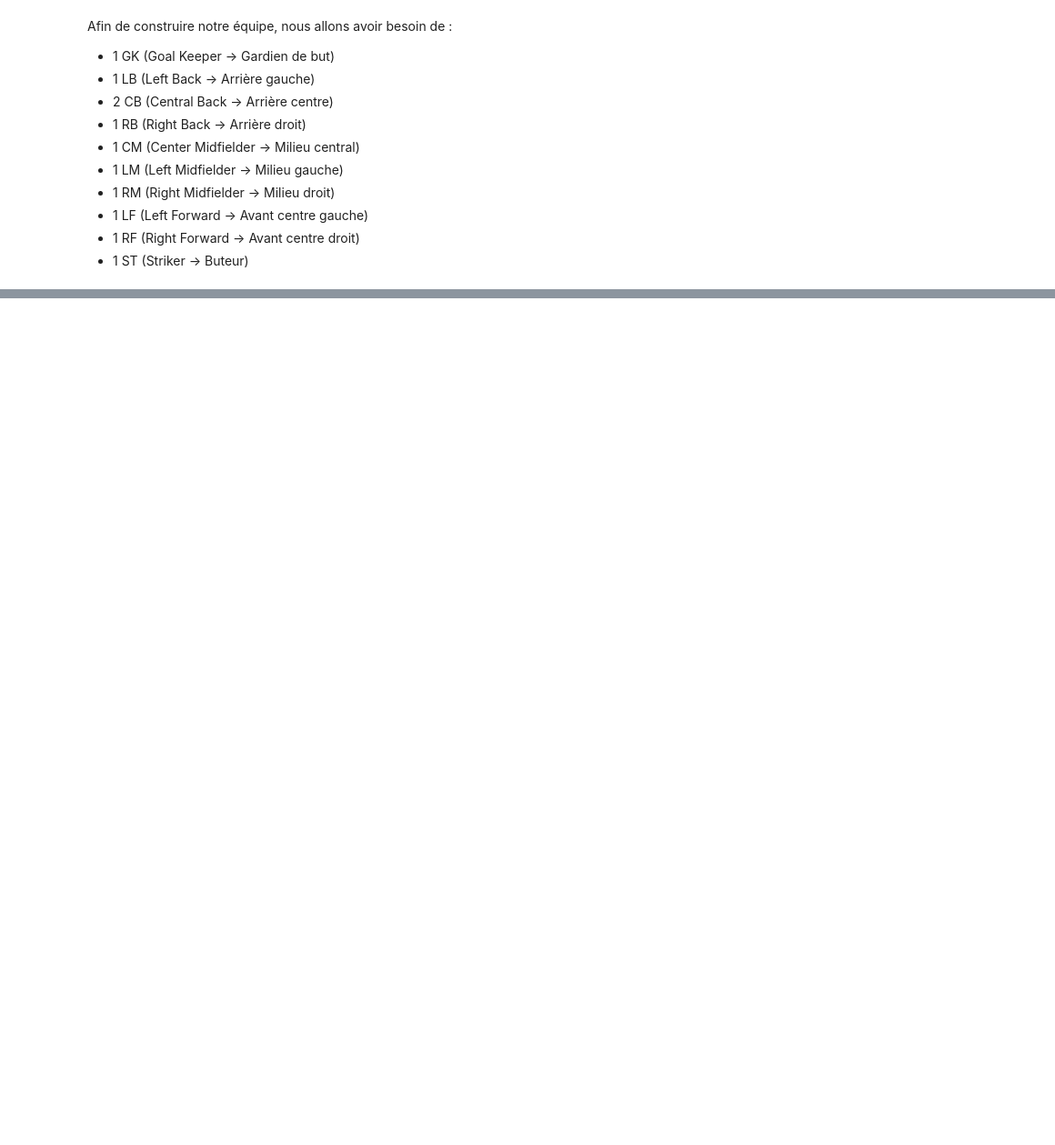
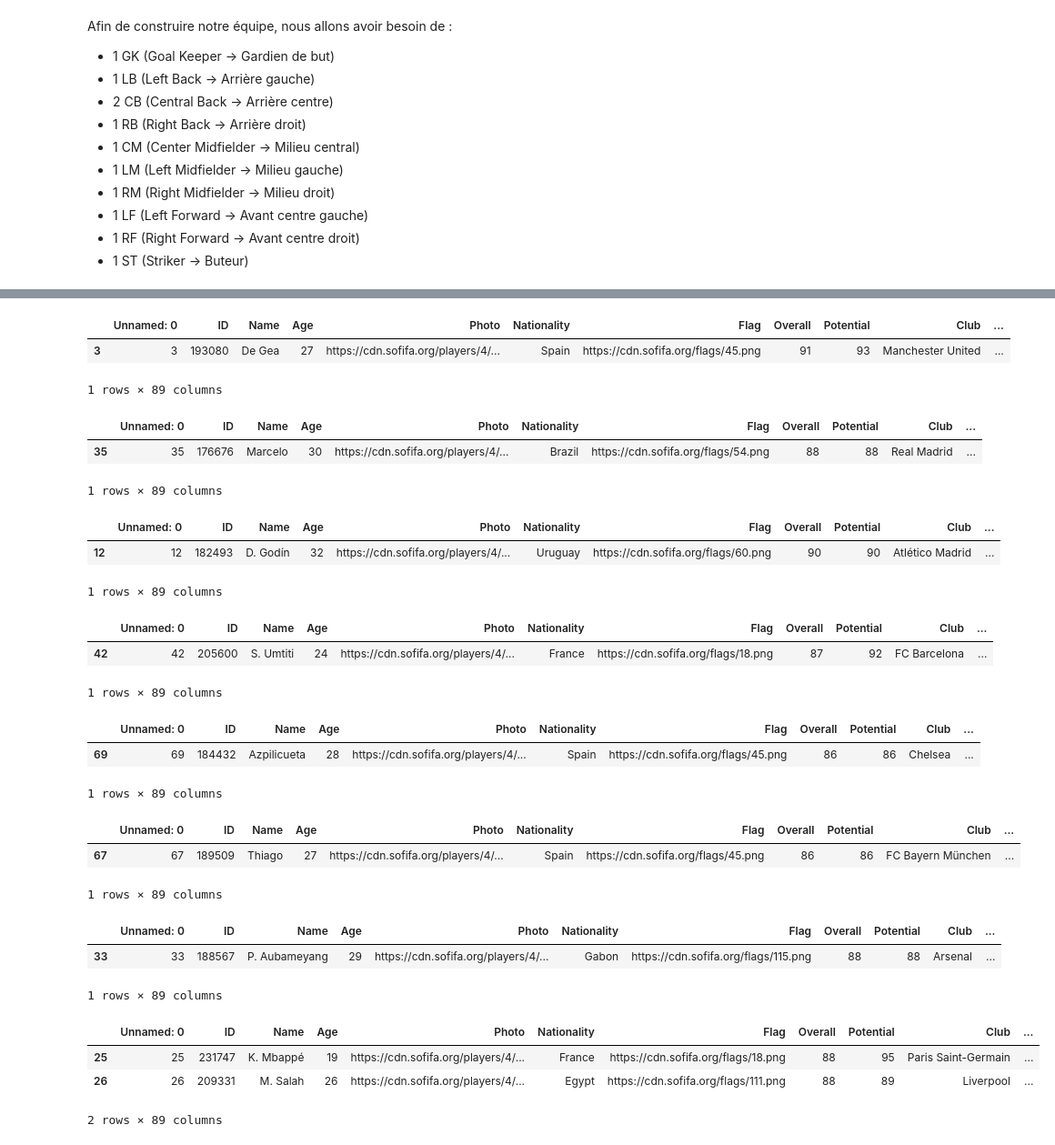
Before and after one commit to SimonMlt/MathsAlgo, a Jupyter notebook: Projet_Data_Visualisation.ipynb, the cells around one changed output, grey strips where cells are left out. Shown at 91% size. Drawn from its saved outputs; the diff is of its cells as text; code cells hidden in the pictures; blank space fills up the shorter version.

```diff
--- a/Projet_Data_Visualisation.ipynb
+++ b/Projet_Data_Visualisation.ipynb
@@ -225,0 +231,73 @@ AttributeError: 'Series' object has no attribute 'Position'
+# %%
+# On créé un nouveau Dataframe en ne gardant que les GK
+fifaGK = fifa[fifa.Position == 'GK']
+# On sélectionne la ligne des GK où la valeur est la plus grande
+fifaGK[fifaGK['Overall'] == fifaGK['Overall'].max()]
+# %% [output]
+|  | Unnamed: 0 | ID | Name | Age | Photo | Nationality | Flag | Overall | Potential | Club | ... |
+| 3 | 3 | 193080 | De Gea | 27 | https://cdn.sofifa.org/players/4/... | Spain | https://cdn.sofifa.org/flags/45.png | 91 | 93 | Manchester United | ... |
+1 rows × 89 columns
+# %%
+# On créé un nouveau Dataframe en ne gardant que les LB
+fifaLB = fifa[fifa.Position == 'LB']
+# On sélectionne la ligne des LB où la valeur est la plus grande
+fifaLB[fifaLB['Overall'] == fifaLB['Overall'].max()]
+# %% [output]
+|  | Unnamed: 0 | ID | Name | Age | Photo | Nationality | Flag | Overall | Potential | Club | ... |
+| 35 | 35 | 176676 | Marcelo | 30 | https://cdn.sofifa.org/players/4/... | Brazil | https://cdn.sofifa.org/flags/54.png | 88 | 88 | Real Madrid | ... |
+1 rows × 89 columns
+# %%
+# On créé un nouveau Dataframe en ne gardant que les CB
+fifaCB = fifa[fifa.Position == 'CB']
+# On sélectionne la ligne des CB où la valeur est la plus grande
+fifaCB[fifaCB['Overall'] == fifaCB['Overall'].max()]
+# %% [output]
+|  | Unnamed: 0 | ID | Name | Age | Photo | Nationality | Flag | Overall | Potential | Club | ... |
+| 12 | 12 | 182493 | D. Godín | 32 | https://cdn.sofifa.org/players/4/... | Uruguay | https://cdn.sofifa.org/flags/60.png | 90 | 90 | Atlético Madrid | ... |
+1 rows × 89 columns
+# %%
+# On créé un autre Datframe pour avoir le 2e CB
+fifaCB2 = fifaCB[fifaCB.Overall < 90]
+# On sélectionne la ligne des CB2 où la valeur est la plus grande
+fifaCB2[fifaCB2['Overall'] == fifaCB2['Overall'].max()]
+# %% [output]
+|  | Unnamed: 0 | ID | Name | Age | Photo | Nationality | Flag | Overall | Potential | Club | ... |
+| 42 | 42 | 205600 | S. Umtiti | 24 | https://cdn.sofifa.org/players/4/... | France | https://cdn.sofifa.org/flags/18.png | 87 | 92 | FC Barcelona | ... |
+1 rows × 89 columns
+# %%
+# On créé un nouveau Dataframe en ne gardant que les RB
+fifaRB = fifa[fifa.Position == 'RB']
+# On sélectionne la ligne des RB où la valeur est la plus grande
+fifaRB[fifaRB['Overall'] == fifaRB['Overall'].max()]
+# %% [output]
+|  | Unnamed: 0 | ID | Name | Age | Photo | Nationality | Flag | Overall | Potential | Club | ... |
+| 69 | 69 | 184432 | Azpilicueta | 28 | https://cdn.sofifa.org/players/4/... | Spain | https://cdn.sofifa.org/flags/45.png | 86 | 86 | Chelsea | ... |
+1 rows × 89 columns
+# %%
+# On créé un nouveau Dataframe en ne gardant que les CM
+fifaCM = fifa[fifa.Position == 'CM']
+# On sélectionne la ligne des CM où la valeur est la plus grande
+fifaCM[fifaCM['Overall'] == fifaCM['Overall'].max()]
+# %% [output]
+|  | Unnamed: 0 | ID | Name | Age | Photo | Nationality | Flag | Overall | Potential | Club | ... |
+| 67 | 67 | 189509 | Thiago | 27 | https://cdn.sofifa.org/players/4/... | Spain | https://cdn.sofifa.org/flags/45.png | 86 | 86 | FC Bayern München | ... |
+1 rows × 89 columns
+# %%
+# On créé un nouveau Dataframe en ne gardant que les LM
+fifaLM = fifa[fifa.Position == 'LM']
+# On sélectionne la ligne des LM où la valeur est la plus grande
+fifaLM[fifaLM['Overall'] == fifaLM['Overall'].max()]
+# %% [output]
+|  | Unnamed: 0 | ID | Name | Age | Photo | Nationality | Flag | Overall | Potential | Club | ... |
+| 33 | 33 | 188567 | P. Aubameyang | 29 | https://cdn.sofifa.org/players/4/... | Gabon | https://cdn.sofifa.org/flags/115.png | 88 | 88 | Arsenal | ... |
+1 rows × 89 columns
+# %%
+# On créé un nouveau Dataframe en ne gardant que les RM
+fifaRM = fifa[fifa.Position == 'RM']
+# On sélectionne la ligne des RM où la valeur est la plus grande
+fifaRM[fifaRM['Overall'] == fifaRM['Overall'].max()]
+# %% [output]
+|  | Unnamed: 0 | ID | Name | Age | Photo | Nationality | Flag | Overall | Potential | Club | ... |
+| 25 | 25 | 231747 | K. Mbappé | 19 | https://cdn.sofifa.org/players/4/... | France | https://cdn.sofifa.org/flags/18.png | 88 | 95 | Paris Saint-Germain | ... |
+| 26 | 26 | 209331 | M. Salah | 26 | https://cdn.sofifa.org/players/4/... | Egypt | https://cdn.sofifa.org/flags/111.png | 88 | 89 | Liverpool | ... |
+2 rows × 89 columns
```
Also changed, not shown: parts of 11 cells of this notebook.
